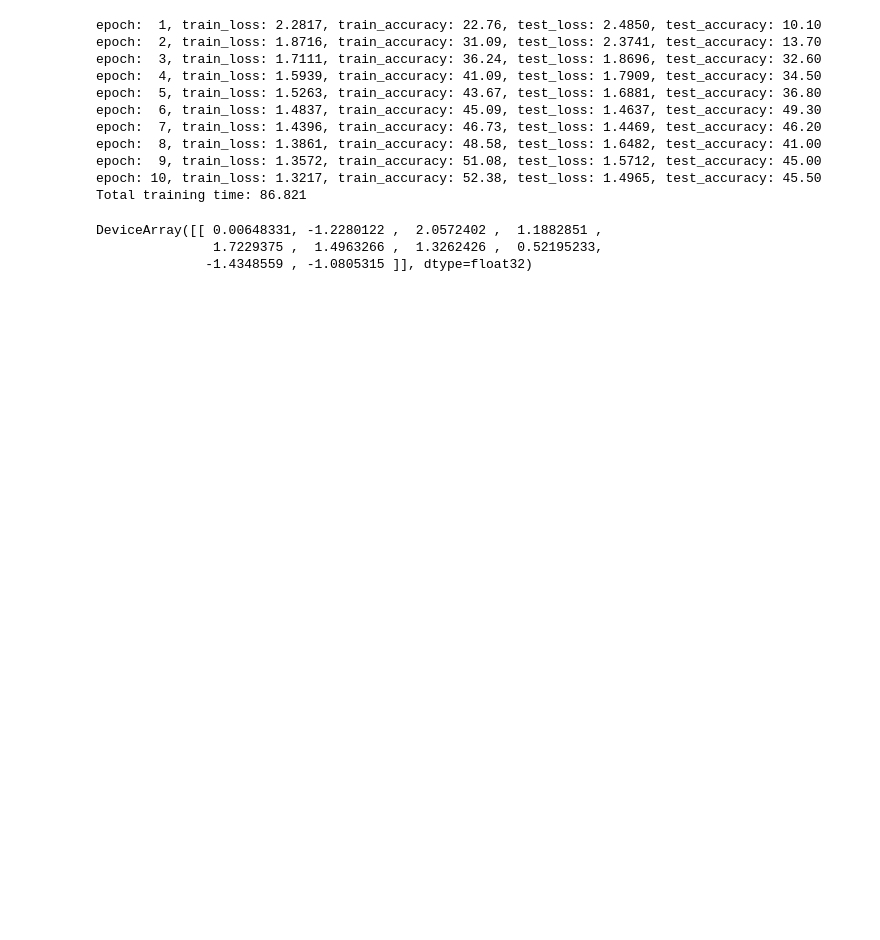
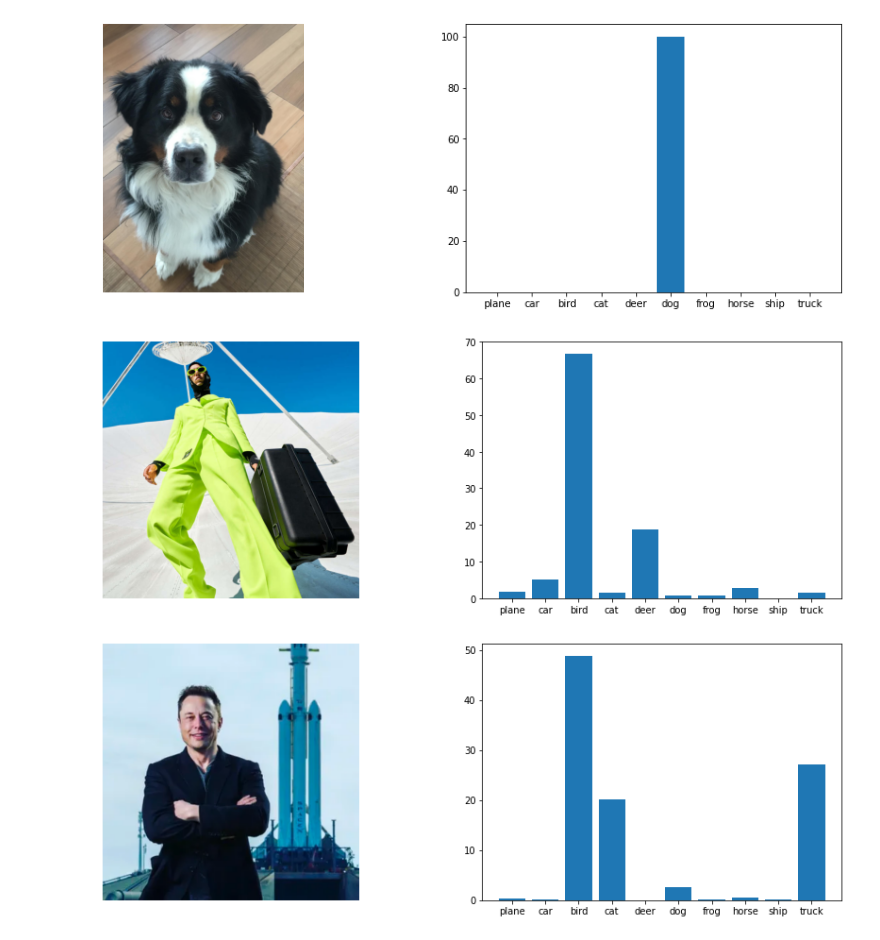
Before and after one commit to Wotaker/TrainingCNN, a Jupyter notebook: sdbx.ipynb, the cells around one changed output. Saved outputs shown, nothing was run; the diff lists cells and outputs as text; code cells hidden in the pictures; blank space fills up the shorter version.

Commit message:
single_prediction and final results

```diff
--- a/sdbx.ipynb
+++ b/sdbx.ipynb
@@ -32,25 +0,0 @@ WARNING:absl:GlobalAsyncCheckpointManager is not imported correctly. Checkpointi
-# %%
-final_state, metrices, elapsed_time = train_and_eval(
-    seed=42,
-    epochs=10,
-    batch_size=32,
-    create_state_fun=create_GAPCNN,
-    lr=0.001,
-    momentum=0.9,
-    ds_chunk_size=0.1,
-    log_every=1,
-    checkpoint_dir=os.path.join("checkpoints/gap_cnn"),
-)
-print(f"Total training time: {elapsed_time:.3f}")
-# %% [output]
-epoch:  1, train_loss: 2.2817, train_accuracy: 22.76, test_loss: 2.4850, test_accuracy: 10.10
-epoch:  2, train_loss: 1.8716, train_accuracy: 31.09, test_loss: 2.3741, test_accuracy: 13.70
-epoch:  3, train_loss: 1.7111, train_accuracy: 36.24, test_loss: 1.8696, test_accuracy: 32.60
-epoch:  4, train_loss: 1.5939, train_accuracy: 41.09, test_loss: 1.7909, test_accuracy: 34.50
-epoch:  5, train_loss: 1.5263, train_accuracy: 43.67, test_loss: 1.6881, test_accuracy: 36.80
-epoch:  6, train_loss: 1.4837, train_accuracy: 45.09, test_loss: 1.4637, test_accuracy: 49.30
-epoch:  7, train_loss: 1.4396, train_accuracy: 46.73, test_loss: 1.4469, test_accuracy: 46.20
-epoch:  8, train_loss: 1.3861, train_accuracy: 48.58, test_loss: 1.6482, test_accuracy: 41.00
-epoch:  9, train_loss: 1.3572, train_accuracy: 51.08, test_loss: 1.5712, test_accuracy: 45.00
-epoch: 10, train_loss: 1.3217, train_accuracy: 52.38, test_loss: 1.4965, test_accuracy: 45.50
-Total training time: 86.821
@@ -60,12 +0,0 @@ doggo_batch = jnp.expand_dims(doggo, axis=0)
-# %%
-doggo_prediction = logits = GAPCNN().apply(
-    {'params': final_state.params, 'batch_stats': final_state.batch_stats},
-    doggo_batch,
-    training=False,
-    rngs={'dropout': jax.random.PRNGKey(42)}
-)
-doggo_prediction
-# %% [output]
-DeviceArray([[ 0.00648331, -1.2280122 ,  2.0572402 ,  1.1882851 ,
-               1.7229375 ,  1.4963266 ,  1.3262426 ,  0.52195233,
-              -1.4348559 , -1.0805315 ]], dtype=float32)
@@ -71,0 +8,8 @@ DeviceArray([[ 0.00648331, -1.2280122 ,  2.0572402 ,  1.1882851 ,
+# %%
+single_prediction("images/cezar.jpg", GAP_MODEL, verbose=True)
+single_prediction("images/żabson.jpeg", GAP_MODEL, verbose=True)
+single_prediction("images/elon.png", GAP_MODEL, verbose=True);
+# %% [output]
+[figure, added]
+[figure, added]
+[figure, added]
```
Also changed, not shown: parts of 5 cells of this notebook, 25 other files.
